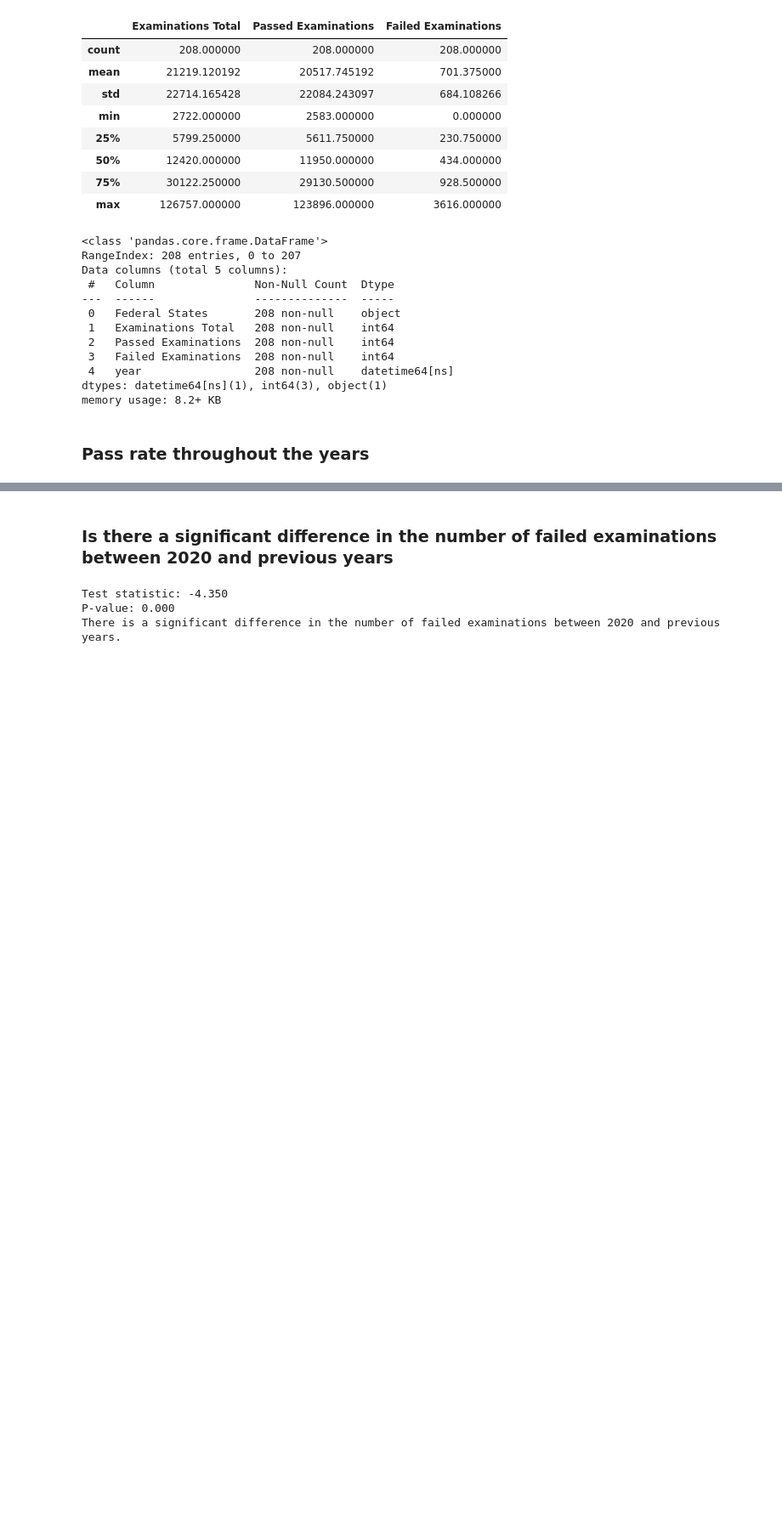
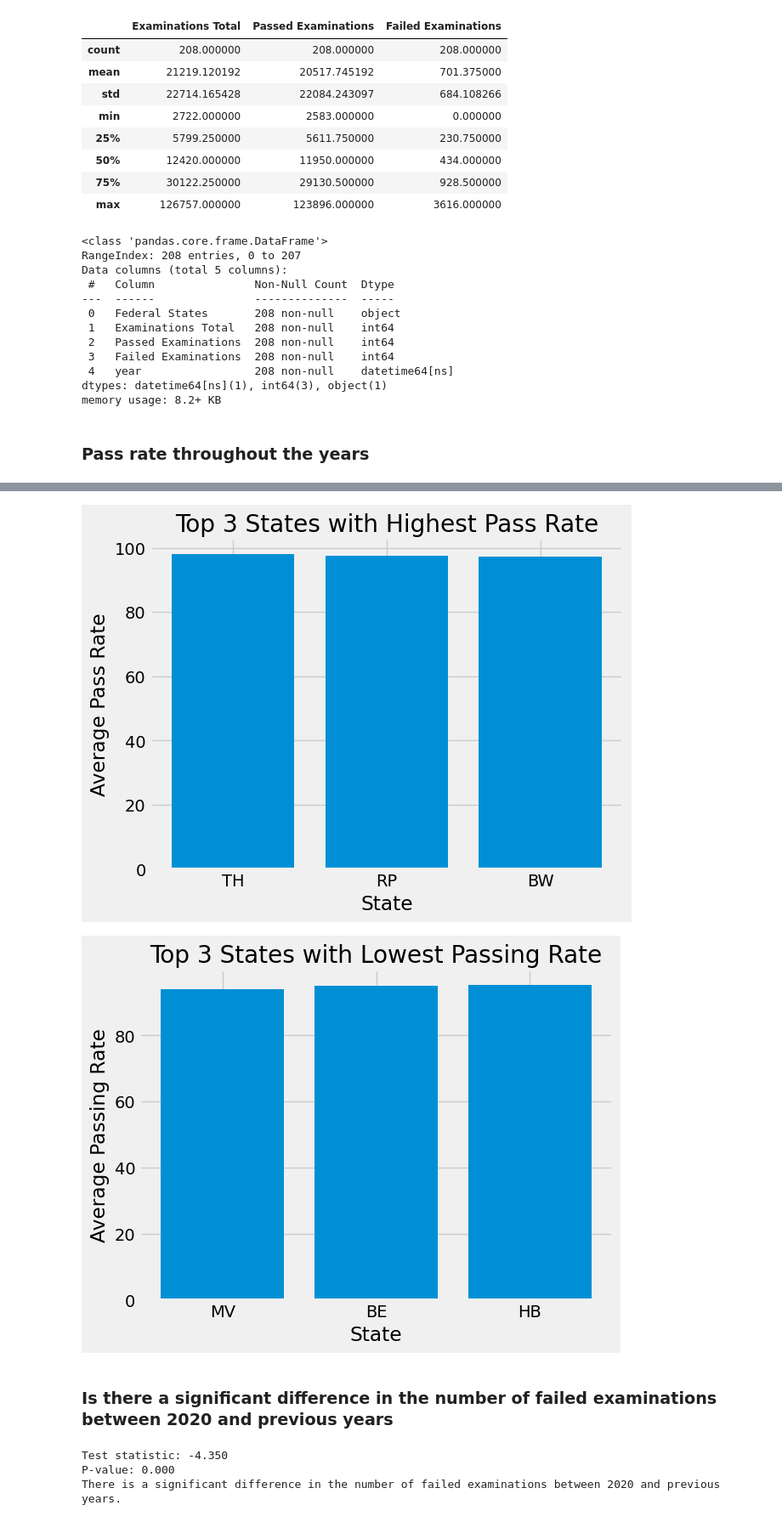
Before and after one commit to Stargazer-ger/capstone_project_hh_23_1, a Jupyter notebook: eda_capstone_exams_kk.ipynb, the cells around one changed output, grey strips where cells are left out. Shown at 85% size. Saved outputs shown, nothing was run; the diff lists cells and outputs as text; code cells hidden in the pictures; blank space fills up the shorter version.

```diff
--- a/eda_capstone_exams_kk.ipynb
+++ b/eda_capstone_exams_kk.ipynb
@@ -102,3 +176,27 @@ plt.show()
+# %%
+# Calculate the average passing rate for each state
+df_avg = exams_concat.groupby('Federal States')['Pass Rate'].mean().reset_index()
+
+# Sort the states based on average Pass Rate
+top_states_highest = df_avg.sort_values('Pass Rate', ascending=False).head(3)
+top_states_lowest = df_avg.sort_values('Pass Rate', ascending=True).head(3)
+
+# Create a bar chart for top 3 states with highest Pass Rate
+plt.bar(top_states_highest['Federal States'], top_states_highest['Pass Rate'])
+plt.xlabel('State')
+plt.ylabel('Average Pass Rate')
+plt.title('Top 3 States with Highest Pass Rate')
+plt.show()
+
+# Create a bar chart for top 3 states with lowest Pass Rate
+plt.bar(top_states_lowest['Federal States'], top_states_lowest['Pass Rate'])
+plt.xlabel('State')
+plt.ylabel('Average Passing Rate')
+plt.title('Top 3 States with Lowest Passing Rate')
+plt.show()
+# %% [output]
+[figure, added]
+[figure, added]
 # %% [markdown]
 ### Is there a significant difference in the number of failed examinations between 2020 and previous years
 # %%
```
Also changed, not shown: parts of 9 cells of this notebook.
